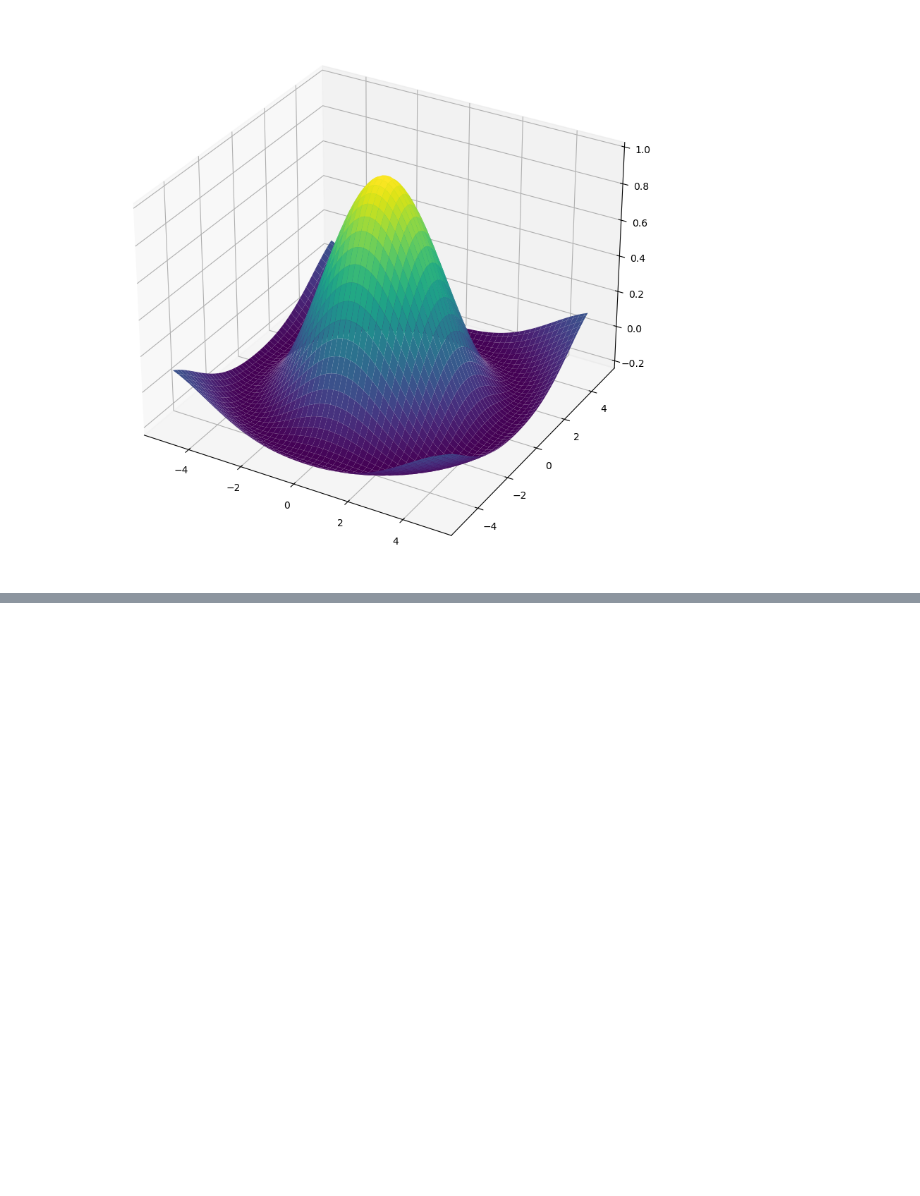
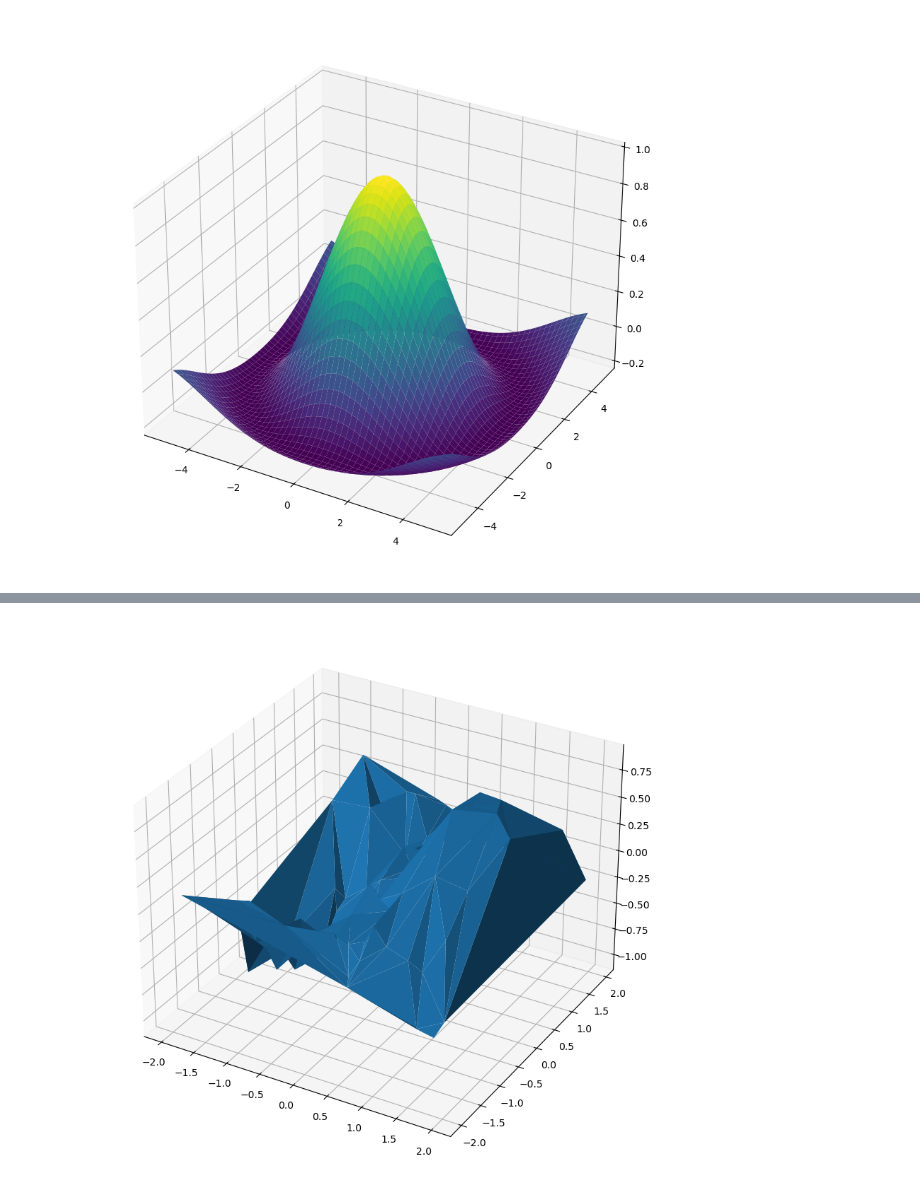
Before and after one commit to a-anuj/Data-Visualization, a Jupyter notebook: Practice-midsem/practice-mid.ipynb, the cells around one changed output, grey strips where cells are left out. Cells and saved outputs as stored; diff of their text form; code cells hidden in the pictures; blank space fills up the shorter version.

```diff
--- a/Practice-midsem/practice-mid.ipynb
+++ b/Practice-midsem/practice-mid.ipynb
@@ -368,0 +394,13 @@ surface = ax.plot_surface(X,Y,Z,cmap="viridis")
+# %%
+x = np.random.uniform(-2,2,100)
+y = np.random.uniform(-2,2,100)
+z = np.sin(x) * np.cos(y) + 0.1 * np.random.normal(0, 1, 100)
+
+triang = tri.Triangulation(x,y)
+
+fig = plt.figure(figsize=(12,10))
+ax = fig.add_subplot(111,projection="3d")
+
+surface3 = ax.plot_trisurf(x,y,z,triangles=triang.triangles)
+# %% [output]
+[figure, added]
```
Also changed, not shown: parts of 5 cells of this notebook.
